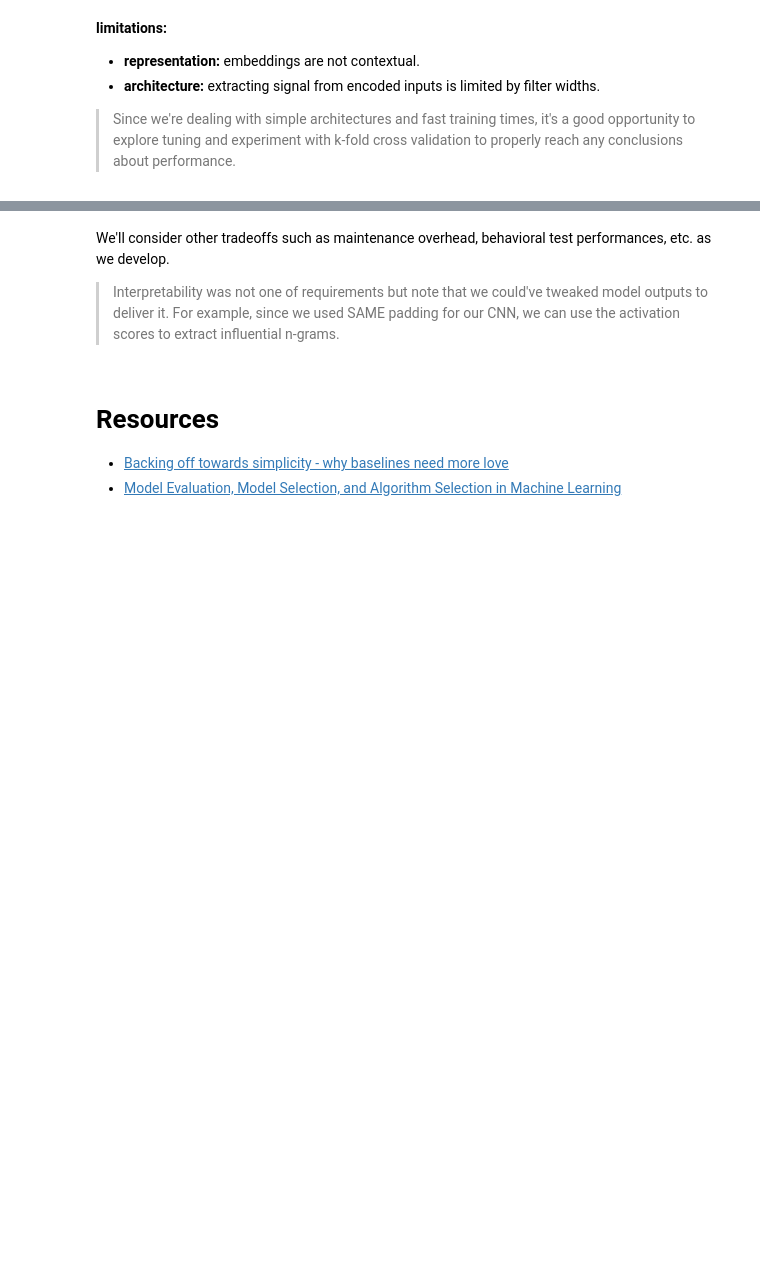
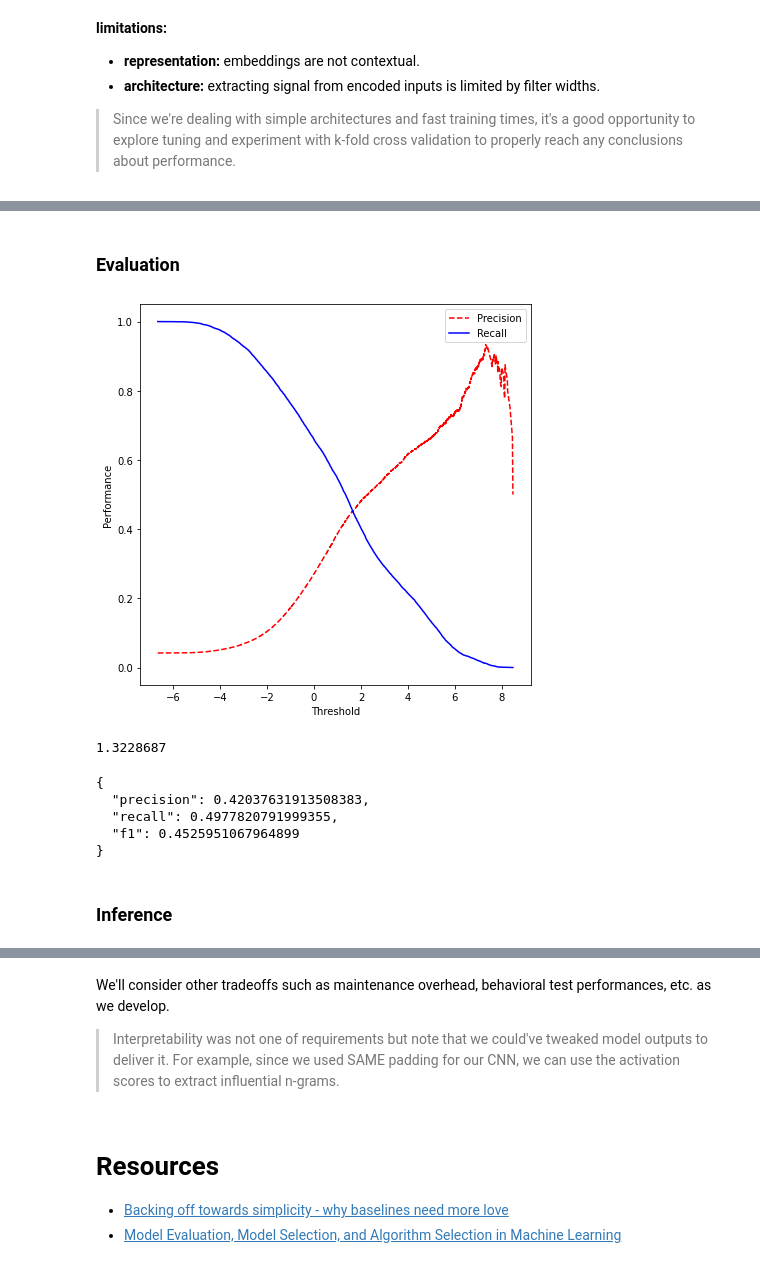
Before and after one commit to dimitreOliveira/EmoBERT-MLOps, a Jupyter notebook: notebooks/EmoBERT.ipynb, the cells around one changed output, grey strips where cells are left out. Drawn from its saved outputs; the diff is of its cells as text; code cells hidden in the pictures; blank space fills up the shorter version.

Commit message:
Adding "Transformers w/ Transfer learning" notebook

```diff
--- a/notebooks/EmoBERT.ipynb
+++ b/notebooks/EmoBERT.ipynb
@@ -1007,0 +1185,21 @@ decode_preds(y_pred)
+# %%
+# Define optimizer & scheduler
+optimizer = tf.keras.optimizers.Adam(lr=lr)
+scheduler = tf.keras.callbacks.ReduceLROnPlateau(monitor='val_loss',
+                                                 mode='min', factor=0.1,
+                                                 patience=patience, verbose=1)
+# %%
+# Compile model
+transformer_model.compile(optimizer=optimizer,
+                          loss=loss_fn,
+                          metrics=metrics_fn)
+# %%
+# Train
+with strategy.scope():
+    transformer_model.fit(x=transformer_train_dataset,
+                          validation_data=transformer_valid_dataset,
+                          steps_per_epoch=steps_per_epoch,
+                          callbacks=[scheduler],
+                          epochs=num_epochs,
+                          class_weight=class_weights,
+                          verbose=2)
@@ -1007,0 +1217,25 @@ decode_preds(y_pred)
+# %% [markdown]
+### Evaluation
+# %%
+y_true = np.array([y.numpy() for x, y in iter(transformer_valid_dataset.unbatch())])
+transformer_train_x = transformer_valid_dataset.map(lambda x, y: x)
+y_prob = transformer_model.predict(transformer_train_x)['logits']
+# %%
+# Threshold-PR curve
+precisions, recalls, thresholds = precision_recall_curve(y_true.ravel(), y_prob.ravel())
+
+plt.figure(figsize=(7, 7))
+plt.plot(thresholds, precisions[:-1], "r--", label="Precision")
+plt.plot(thresholds, recalls[:-1], "b-", label="Recall")
+plt.ylabel("Performance")
+plt.xlabel("Threshold")
+plt.legend(loc="best")
+plt.show()
+# %% [output]
+[figure, added]
+# %%
+# Best threshold for f1
+threshold = find_best_threshold(y_true.ravel(), y_prob.ravel())
+print(threshold)
+# %% [output]
+1.3228687
@@ -1007,0 +1249,11 @@ decode_preds(y_pred)
+# %%
+# Evaluate
+metrics = precision_recall_fscore_support(y_true, y_pred, average="weighted")
+performance = {"precision": metrics[0], "recall": metrics[1], "f1": metrics[2]}
+print (json.dumps(performance, indent=2))
+# %% [output]
+{
+  "precision": 0.42037631913508383,
+  "recall": 0.4977820791999355,
+  "f1": 0.4525951067964899
+}
@@ -1007,0 +1271,2 @@ decode_preds(y_pred)
+# %% [markdown]
+### Inference
```
Also changed, not shown: parts of 95 cells of this notebook.
